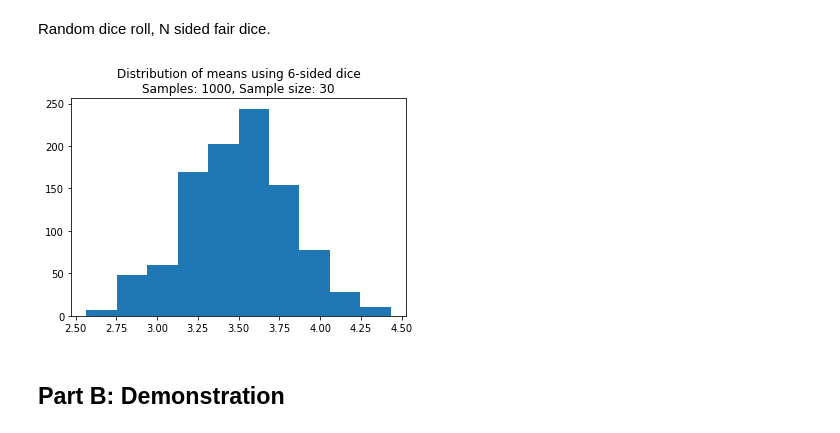
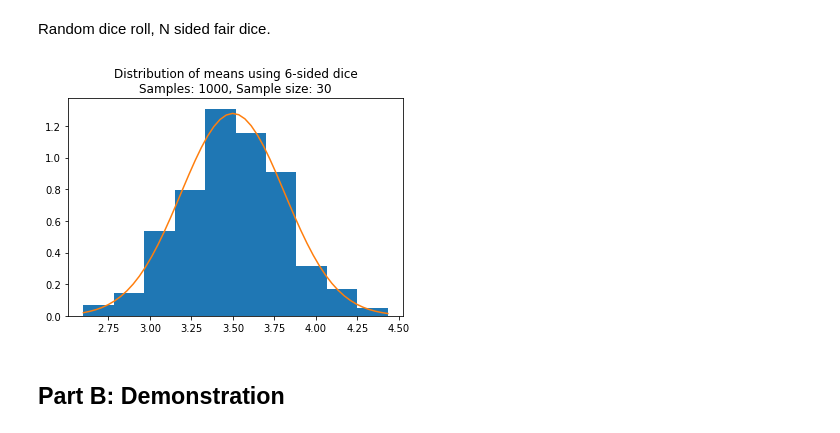
Before and after one commit to kubrian/central-weiner-theorem, a Jupyter notebook: Central Weiner Theorem.ipynb, the cells around one changed output. Saved outputs shown, nothing was run; the diff lists cells and outputs as text; code cells hidden in the pictures.

```diff
--- a/Central Weiner Theorem.ipynb
+++ b/Central Weiner Theorem.ipynb
@@ -157,0 +176,24 @@ n=50: mean/n=0.502, var/n=0.237
+# %%
+def get_normal_points(mean=0,var=1,x_min=0,x_max=1):
+    x = np.linspace(x_min,x_max,endpoint=True)
+    # norm takes in mean,std
+    y = norm(mean,var**0.5).pdf(x)
+    return x,y
+
+# Plot again, but this time we superimpose the normal curve to see the fit
+fig, ax = plot_coin_flip_CLT(flip_distribution, n, True)
+
+for i, dist in enumerate(flip_distribution):
+    x,y = get_normal_points(0.5*n[i],0.25*n[i],min(dist),max(dist))
+    # +0.5 is to offset, observe that for i heads it will be plotted between i and i+1 when there are only 3 bins
+    # Thus the normal curve should be plotted on i+0.5
+    # This is only an issue for n=3 case, when there are sufficient bins, the offset is negligible
+    ax[i].plot(x+0.5,y)
+
+plt.tight_layout()
+plt.show()
+
+# Print the estimations
+print('Best estimates')
+for i, dist in enumerate(flip_distribution):
+    print(f'n={n[i]}: μ=mean/n={(np.mean(dist)/n[i]).round(3)}, σ^2=var/n={(np.var(dist)/n[i]).round(3)}')
@@ -160,15 +209,27 @@ Random dice roll, N sided fair dice.
 # %%
 
 def plot_N_sided_dice(sides = 6, size = 30, samples = 1000):
+    # Theoretical mean and variance
+    mean_theory = (sides+1)/2
+    # Var = E(X^2) - (E(X))^2
+    var_theory = ((sides+1)*(2*sides+1)/6) - mean_theory**2
+
     # List of sample means (sample size as specified) of n-sided dice rolls
     dice_mean_dist =  [np.mean(np.random.randint(1, sides+1, size)) for _ in range(samples)]
-    plt.hist(dice_mean_dist)
+
+    # Getting points for normal graph
+    x,y = get_normal_points(mean_theory,var_theory/size,min(dice_mean_dist),max(dice_mean_dist))
+
+    plt.hist(dice_mean_dist,density=True)
+
+    # Not doing the offset, low sample sizes should not be used, especially after CLT was just demonstrated
+    plt.plot(x,y)
     plt.title(f'Distribution of means using {sides}-sided dice\nSamples: {samples}, Sample size: {size}')
     plt.show()
 
 plot_N_sided_dice()
 # %% [output]
-[figure, old version]
+[figure, new version]
 # %% [markdown]
 ## Part B: Demonstration
 # %% [markdown]
```
Also changed, not shown: parts of 11 cells of this notebook.
